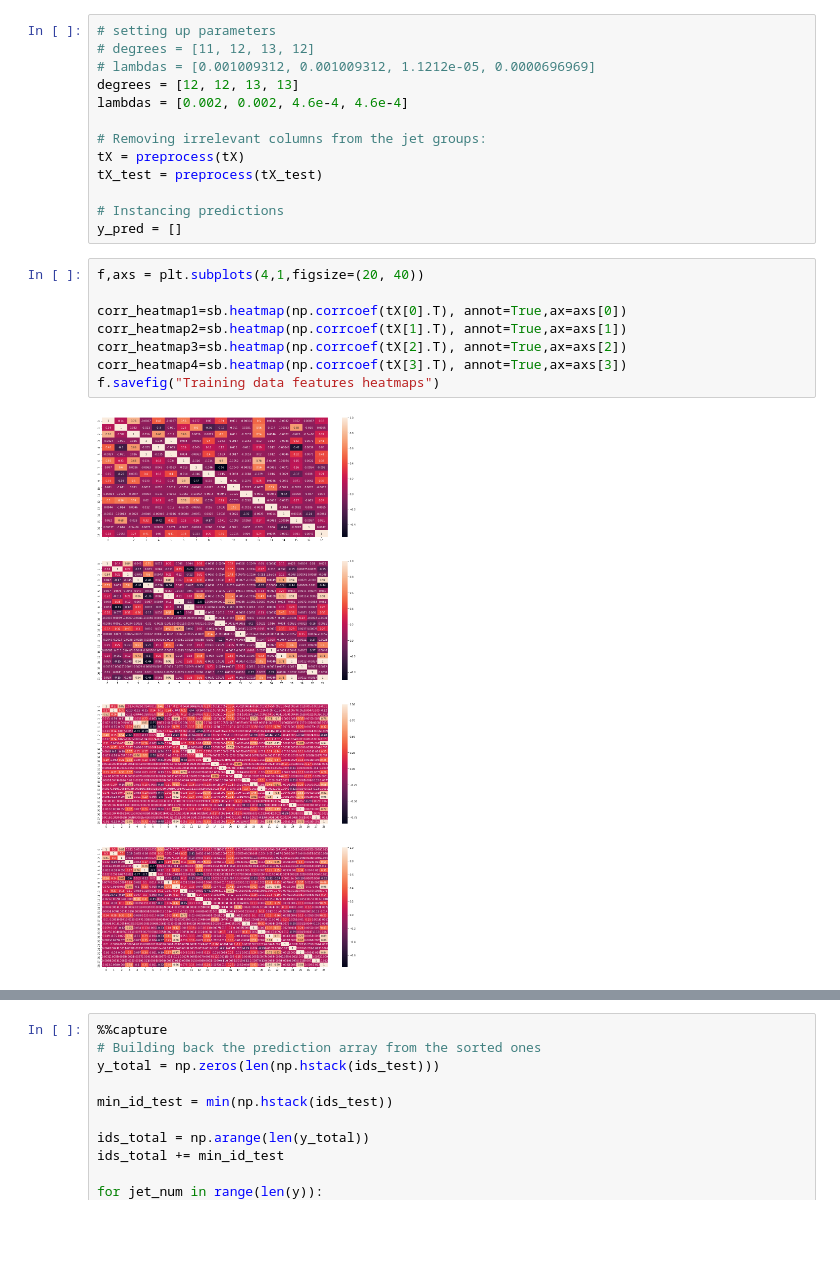
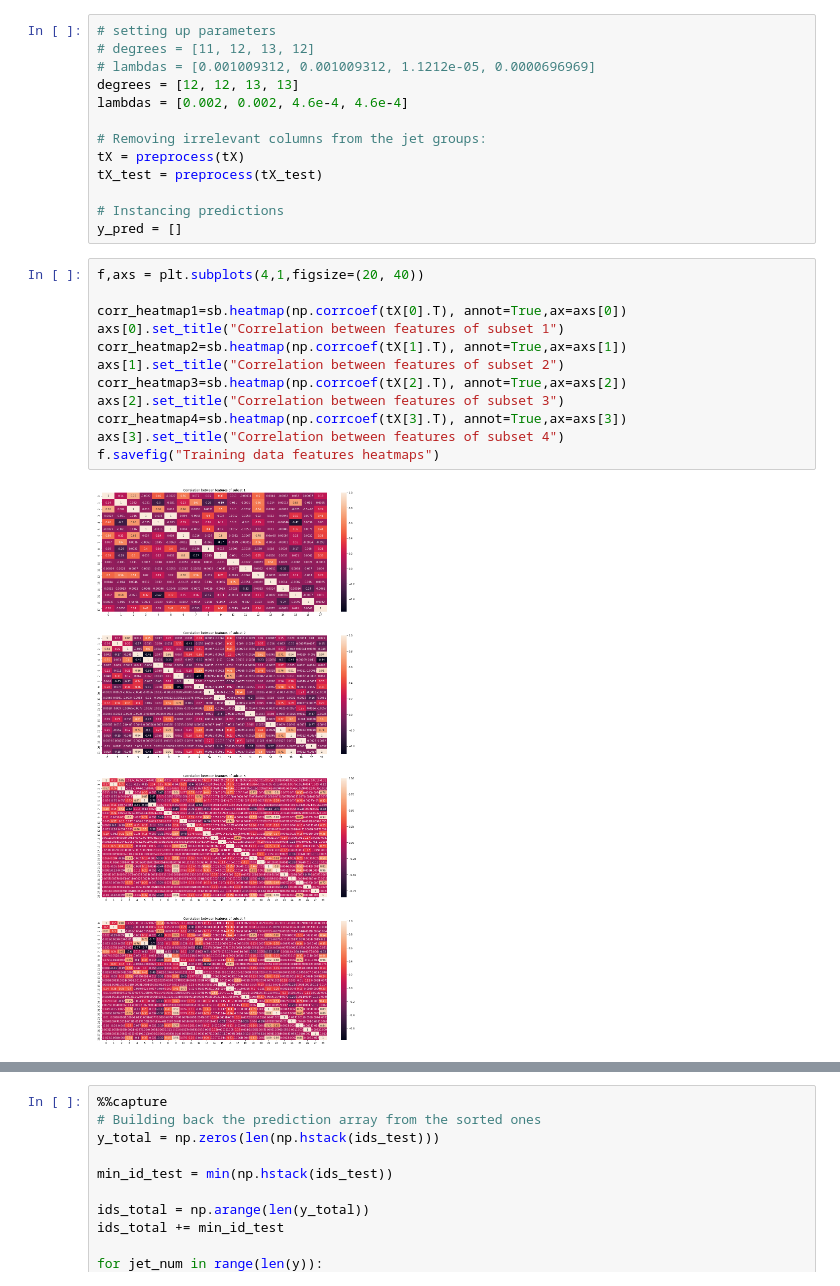
Before and after one commit to louiyo/twohundredbpm, a Jupyter notebook: Project_1/project_heatmap.ipynb, the cells around one changed output, grey strips where cells are left out. Cells and saved outputs as stored; diff of their text form; blank space fills up the shorter version.

Commit message:
heatmap

```diff
--- a/Project_1/project_heatmap.ipynb
+++ b/Project_1/project_heatmap.ipynb
@@ -94,13 +97,17 @@ y_pred = []
 # %%
 f,axs = plt.subplots(4,1,figsize=(20, 40))
 
 corr_heatmap1=sb.heatmap(np.corrcoef(tX[0].T), annot=True,ax=axs[0])
+axs[0].set_title("Correlation between features of subset 1")
 corr_heatmap2=sb.heatmap(np.corrcoef(tX[1].T), annot=True,ax=axs[1])
+axs[1].set_title("Correlation between features of subset 2")
 corr_heatmap3=sb.heatmap(np.corrcoef(tX[2].T), annot=True,ax=axs[2])
+axs[2].set_title("Correlation between features of subset 3")
 corr_heatmap4=sb.heatmap(np.corrcoef(tX[3].T), annot=True,ax=axs[3])
+axs[3].set_title("Correlation between features of subset 4")
 f.savefig("Training data features heatmaps")
 # %% [output]
-[figure, old version]
+[figure, new version]
 # %%
 # Building models
 for idx in range(len(tX)):
```
Also changed, not shown: parts of 2 cells of this notebook, 1 other file.
